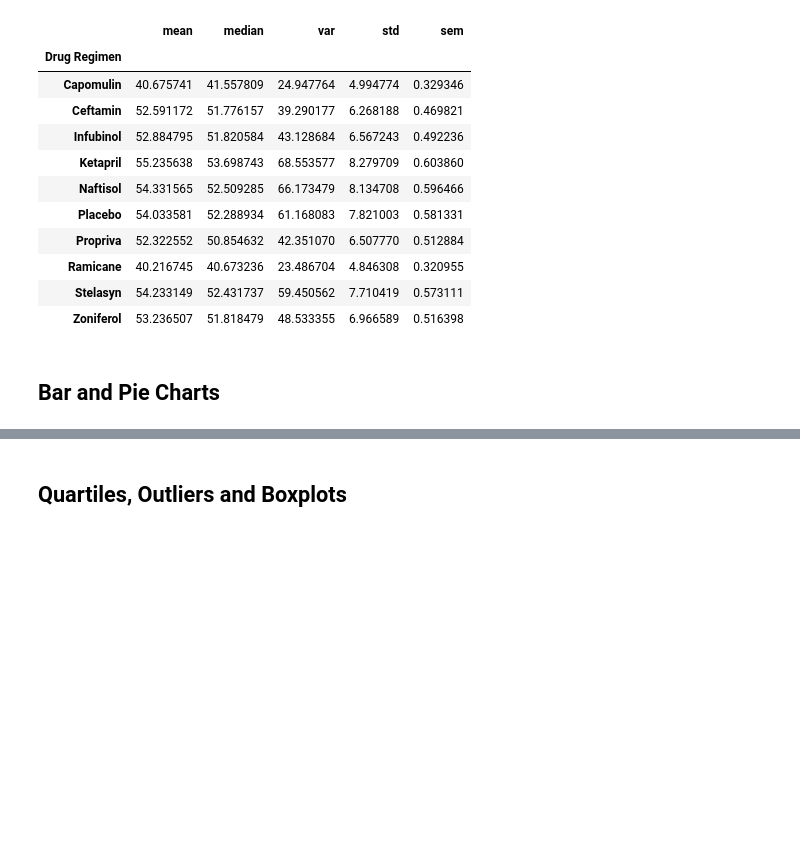
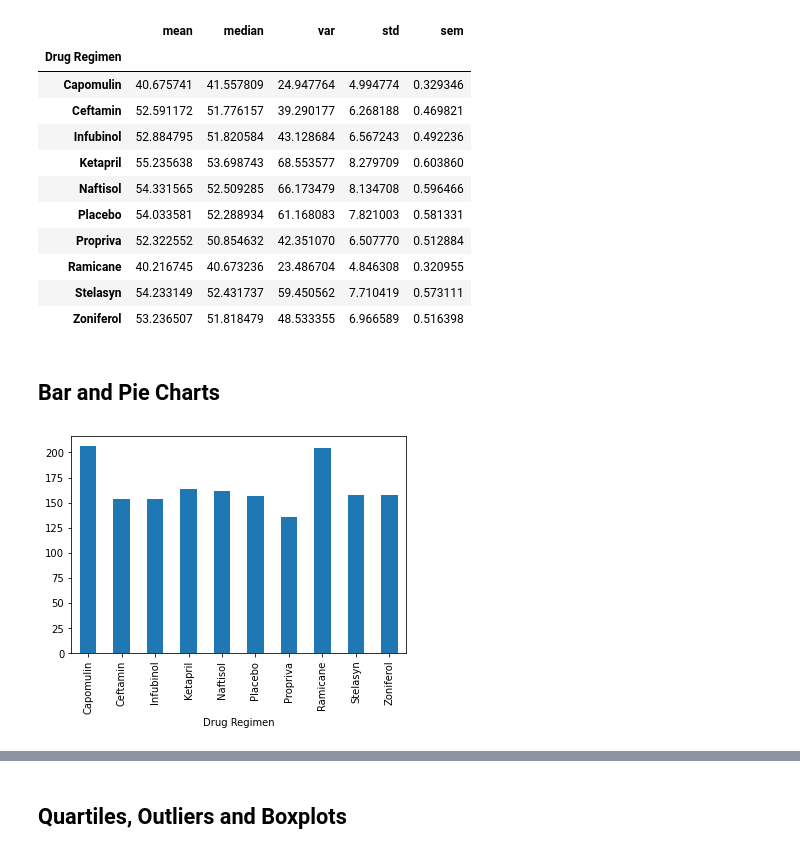
Before and after one commit to axfrancois123/pymaceuticals_starter, a Jupyter notebook: pymaceuticals_starter.ipynb, the cells around one changed output, grey strips where cells are left out. Saved outputs shown, nothing was run; the diff lists cells and outputs as text; code cells hidden in the pictures; blank space fills up the shorter version.

```diff
--- a/pymaceuticals_starter.ipynb
+++ b/pymaceuticals_starter.ipynb
@@ -151,5 +162,17 @@ agg_df
 ## Bar and Pie Charts
 # %%
 # Generate a bar plot showing the total number of measurements taken on each drug regimen using pandas.
+
+# new_df = merged_df.groupby("Drug Regimen").count()
+
+# barplot_df = new_df[["Drug Regimen", "Mouse ID"]]
+
+# bp = barplot_df.plot.bar(x='Drug Regimen', y=, rot=0)
+
+
+merged_df.groupby('Drug Regimen')['Tumor Volume (mm3)'].nunique().plot(kind='bar')
+plt.show()
+# %% [output]
+[figure, added]
 # %%
 # Generate a bar plot showing the total number of measurements taken on each drug regimen using pyplot.
```
Also changed, not shown: parts of 13 cells of this notebook.
